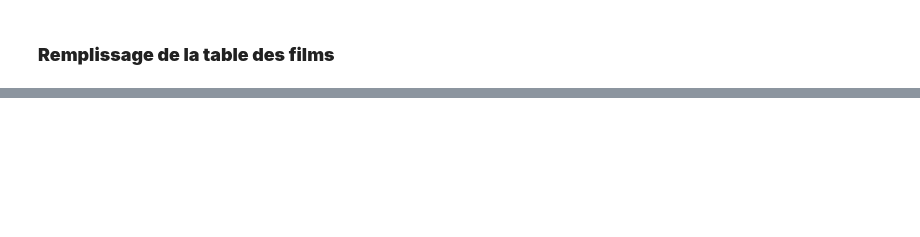
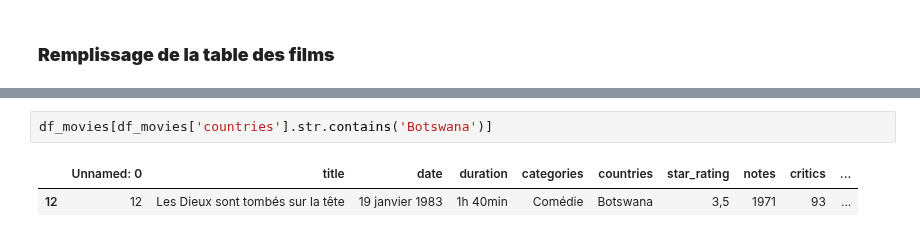
Before and after one commit to Franck-LF/projectBlock1, a Jupyter notebook: DBmovies.ipynb, the cells around one changed output, grey strips where cells are left out. Cells and saved outputs as stored; diff of their text form; blank space fills up the shorter version.

```diff
--- a/DBmovies.ipynb
+++ b/DBmovies.ipynb
@@ -199,0 +287,5 @@ df_movies.loc[0, 'categories']
+# %%
+df_movies[df_movies['countries'].str.contains('Botswana')]
+# %% [output]
+|  | Unnamed: 0 | title | date | duration | categories | countries | star_rating | notes | critics | ... |
+| 12 | 12 | Les Dieux sont tombés sur la tête | 19 janvier 1983 | 1h 40min | Comédie | Botswana | 3,5 | 1971 | 93 | ... |
```
Also changed, not shown: parts of 23 cells of this notebook.
